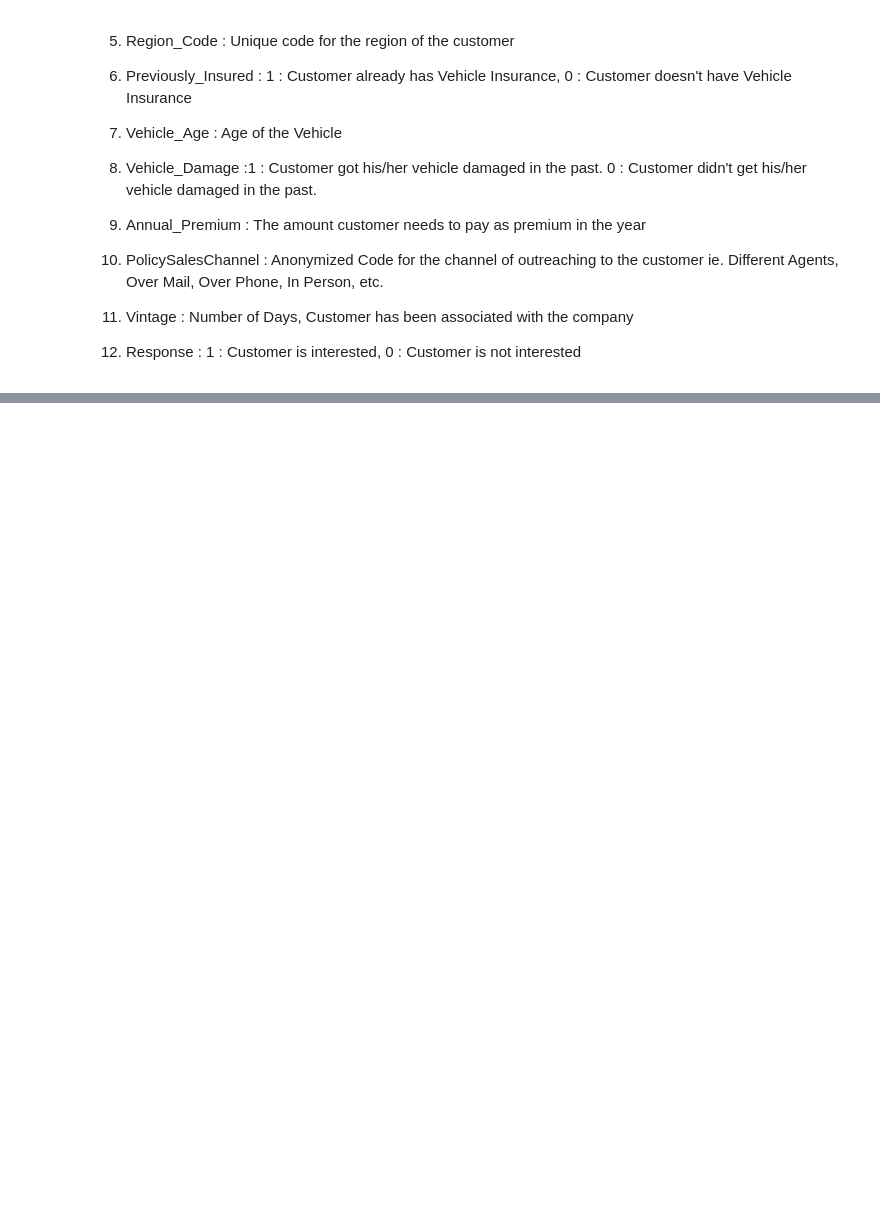
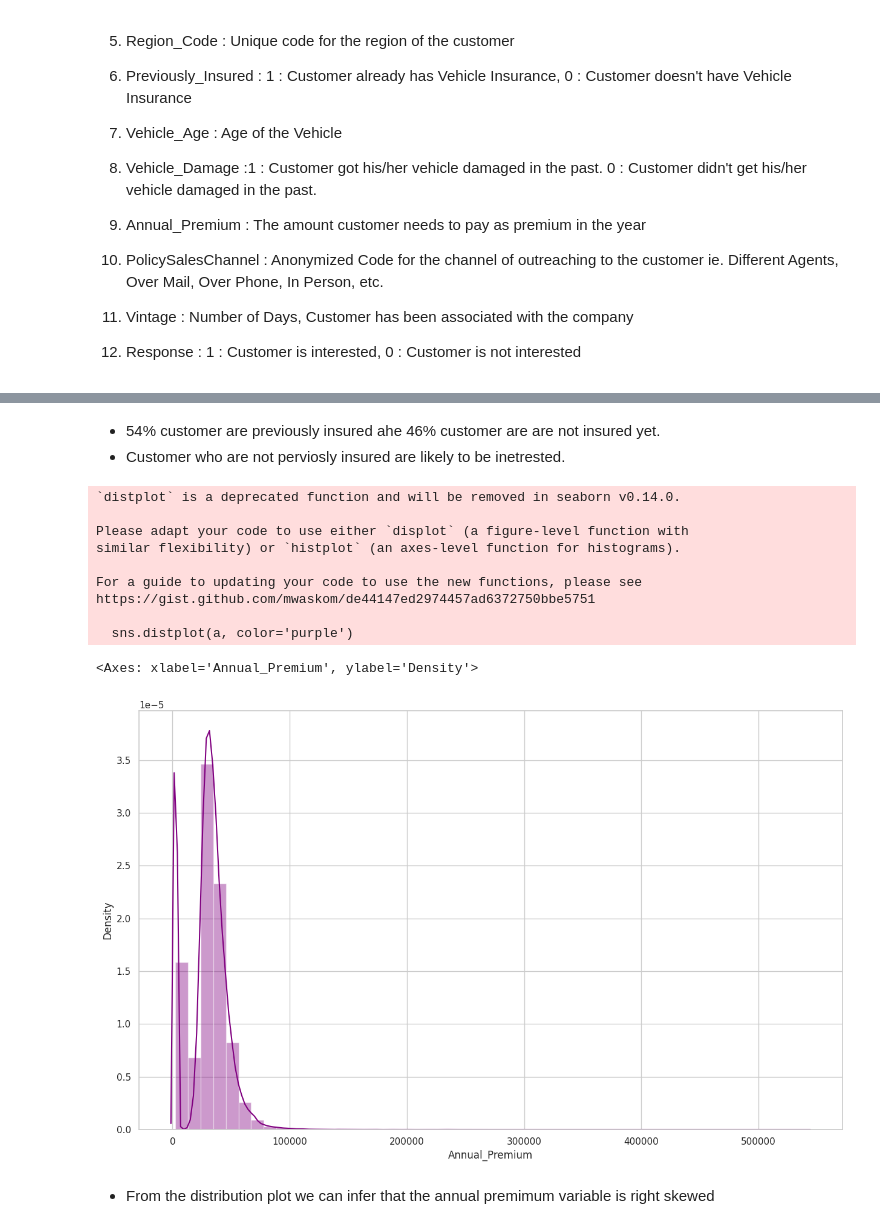
Before and after one commit to istekhar1543/health-insurance-cross-sell-prediction, a Jupyter notebook: health_insurance_cross_sell_prediction.ipynb, the cells around one changed output, grey strips where cells are left out. Saved outputs shown, nothing was run; the diff lists cells and outputs as text; code cells hidden in the pictures; blank space fills up the shorter version.

```diff
--- a/health_insurance_cross_sell_prediction.ipynb
+++ b/health_insurance_cross_sell_prediction.ipynb
@@ -106,0 +256,21 @@ M - Multivariate Analysis
+# %% [markdown]
+* 54% customer are previously insured ahe 46% customer are are not insured yet.
+* Customer who are not perviosly insured are likely to be inetrested.
+# %%
+plt.figure(figsize=(15,9))
+a=df['Annual_Premium']
+sns.distplot(a, color='purple')
+# %% [output]
+`distplot` is a deprecated function and will be removed in seaborn v0.14.0.
+
+Please adapt your code to use either `displot` (a figure-level function with
+similar flexibility) or `histplot` (an axes-level function for histograms).
+
+For a guide to updating your code to use the new functions, please see
+https://gist.github.com/mwaskom/de44147ed2974457ad6372750bbe5751
+
+  sns.distplot(a, color='purple')
+<Axes: xlabel='Annual_Premium', ylabel='Density'>
+[figure, added]
+# %% [markdown]
+* From the distribution plot we can infer that the annual premimum variable is right skewed
```
Also changed, not shown: parts of 17 cells of this notebook.
